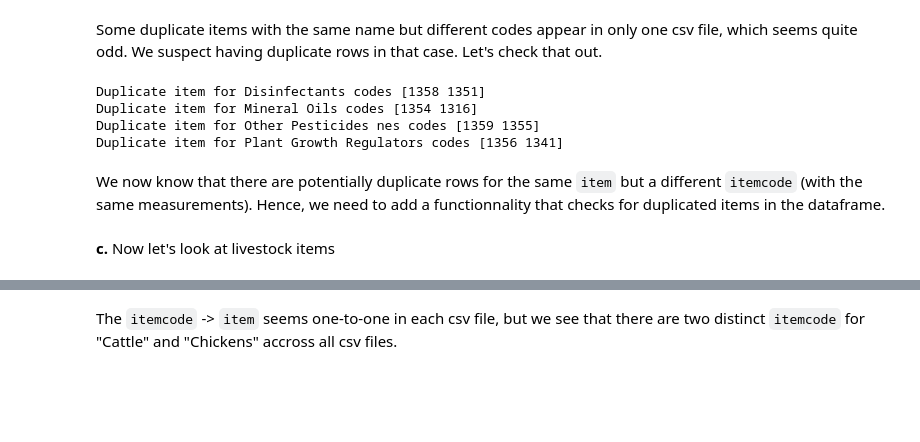
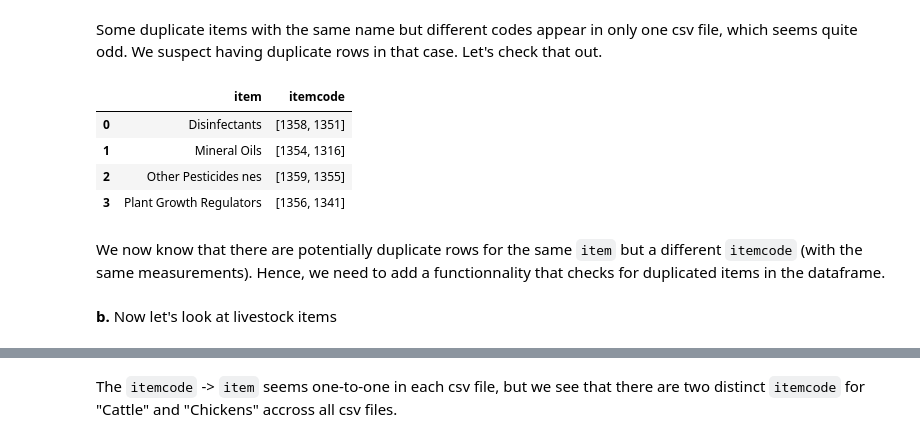
Before and after one commit to ChatPerche/ADA_Project, a Jupyter notebook: Milestone_2.ipynb, the cells around one changed output, grey strips where cells are left out. Saved outputs shown, nothing was run; the diff lists cells and outputs as text; code cells hidden in the pictures; blank space fills up the shorter version.

```diff
--- a/Milestone_2.ipynb
+++ b/Milestone_2.ipynb
@@ -119,6 +123,6 @@ Hence, we can define a list of columns to be checked and dropped; We drop them i
 # %%
-check_columns = ["note", "yearcode", "elementgroup"]
-all_columns_3 = scan_columns(csv_files, column_rename, check_columns)
+duplicate_cols = ["yearcode", "elementgroup"]
+all_columns_3 = scan_columns(csv_files, column_rename, duplicate_cols)
 print(f"After renaming and dropping columns, we obtain the following columns:\n")
 for cols, f in all_columns_3:
     print(list(sorted(cols)), f"Num files {len(f)}")
@@ -305,18 +246,19 @@ array(['data/inputs/Inputs_Pesticides_Use_E_All_Data_(Normalized).csv'],
 # %% [markdown]
 Some duplicate items with the same name but different codes appear in only one csv file, which seems quite odd. We suspect having duplicate rows in that case. Let's check that out.
 # %%
-from data_processing import check_duplicate_items
-t = load_dataframe('data/inputs/Inputs_Pesticides_Use_E_All_Data_(Normalized).csv', column_rename, check_columns)
-check_duplicate_items(t, pesticide_items)
+from data_processing import get_duplicate_items
+t = load_dataframe('data/inputs/Inputs_Pesticides_Use_E_All_Data_(Normalized).csv', column_rename, duplicate_cols)
+get_duplicate_items(t)
 # %% [output]
-Duplicate item for Disinfectants codes [1358 1351]
-Duplicate item for Mineral Oils codes [1354 1316]
-Duplicate item for Other Pesticides nes codes [1359 1355]
-Duplicate item for Plant Growth Regulators codes [1356 1341]
+|  | item | itemcode |
+| 0 | Disinfectants | [1358, 1351] |
+| 1 | Mineral Oils | [1354, 1316] |
+| 2 | Other Pesticides nes | [1359, 1355] |
+| 3 | Plant Growth Regulators | [1356, 1341] |
 # %% [markdown]
 We now know that there are potentially duplicate rows for the same `item` but a different `itemcode` (with the same measurements). Hence, we need to add a functionnality that checks for duplicated items in the dataframe.
 # %% [markdown]
-**c.** Now let's look at livestock items
+**b.** Now let's look at livestock items
 # %%
 livestock_items = ["Cattle", "Chickens"]
 for i in item_values[item_values.item.isin(livestock_items)].groupby(['item', 'itemcode']).agg(set).reset_index().values:
```
Also changed, not shown: parts of 62 cells of this notebook, 6 other files.
